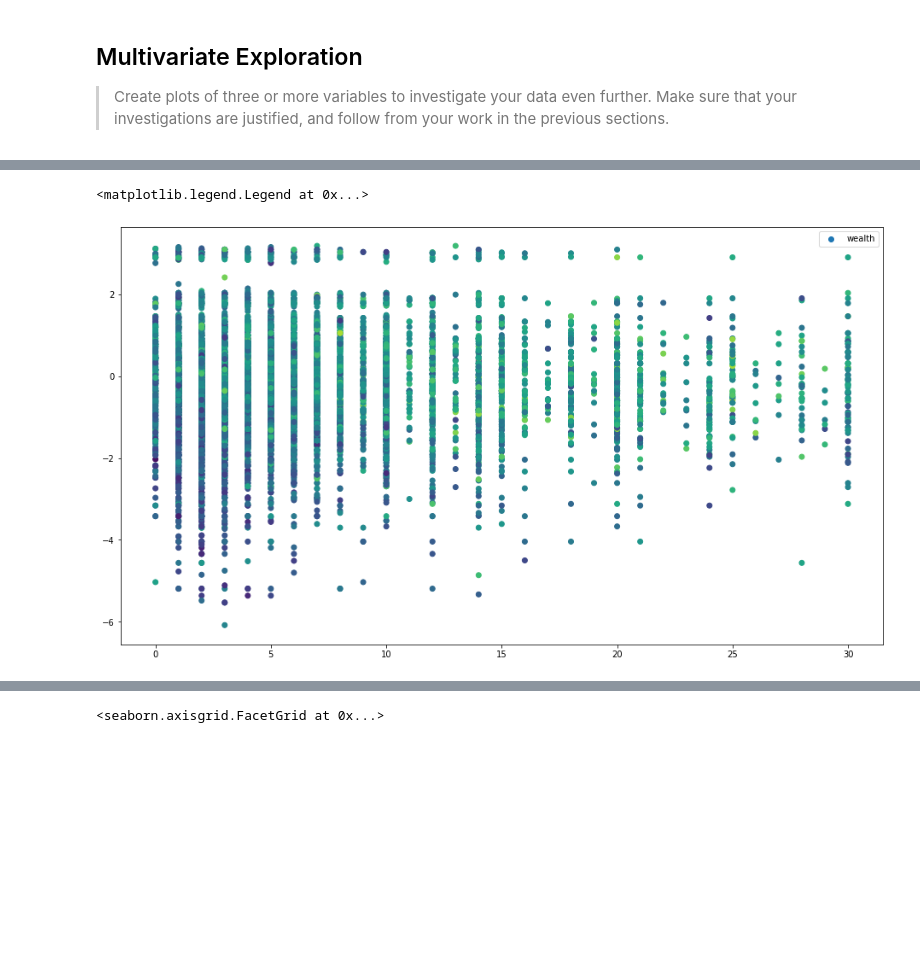
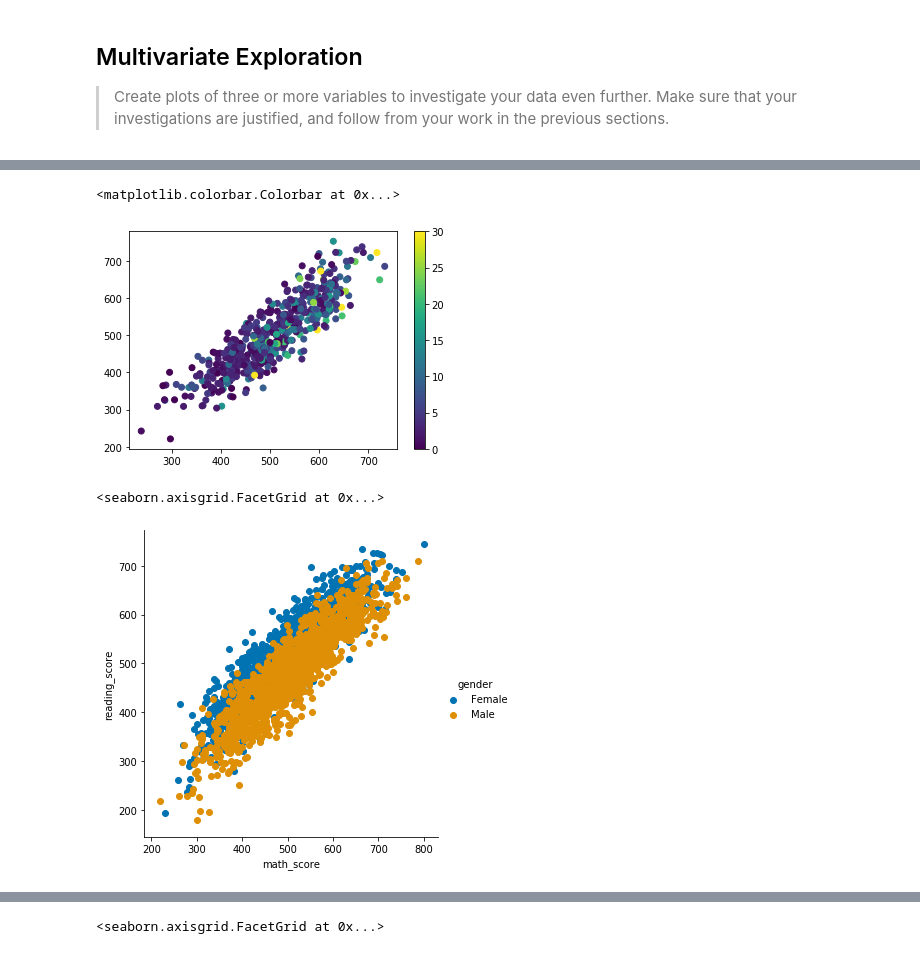
Before and after one commit to simonvlc/Coursera_Capstone, a Jupyter notebook: data_visualization/exploration_template.ipynb, the cells around one changed output, grey strips where cells are left out. Drawn from its saved outputs; the diff is of its cells as text; code cells hidden in the pictures; blank space fills up the shorter version.

```diff
--- a/data_visualization/exploration_template.ipynb
+++ b/data_visualization/exploration_template.ipynb
@@ -689,11 +633,16 @@ memory usage: 22.4+ MB
-# %%
-plt.figure(figsize=[16,9])
-df_sample=df_pisa_small.sample(20000)
-plt.scatter(data=df_sample,
-            x='out-of-school_study_time_-_homework',
-            c='math_score',
-            y='wealth')
-plt.legend()
-# %% [output]
-<matplotlib.legend.Legend at 0x...>
-[figure, removed]
+# %%
+# Relationship between 3 numeric variables
+plt.scatter(data = df_clean.sample(500), x = 'reading_score', y = 'math_score', c = 'out-of-school_study_time_-_homework')
+plt.colorbar()
+# %% [output]
+<matplotlib.colorbar.Colorbar at 0x...>
+[figure, added]
+# %%
+# 2 Numerical - 1 Categorical
+g = sb.FacetGrid(data = df_clean.sample(2500), hue = 'gender', size = 5,
+                 palette = 'colorblind')
+g.map(plt.scatter, 'math_score', 'reading_score')
+g.add_legend()
+# %% [output]
+<seaborn.axisgrid.FacetGrid at 0x...>
+[figure, added]
```
Also changed, not shown: parts of 21 cells of this notebook.
